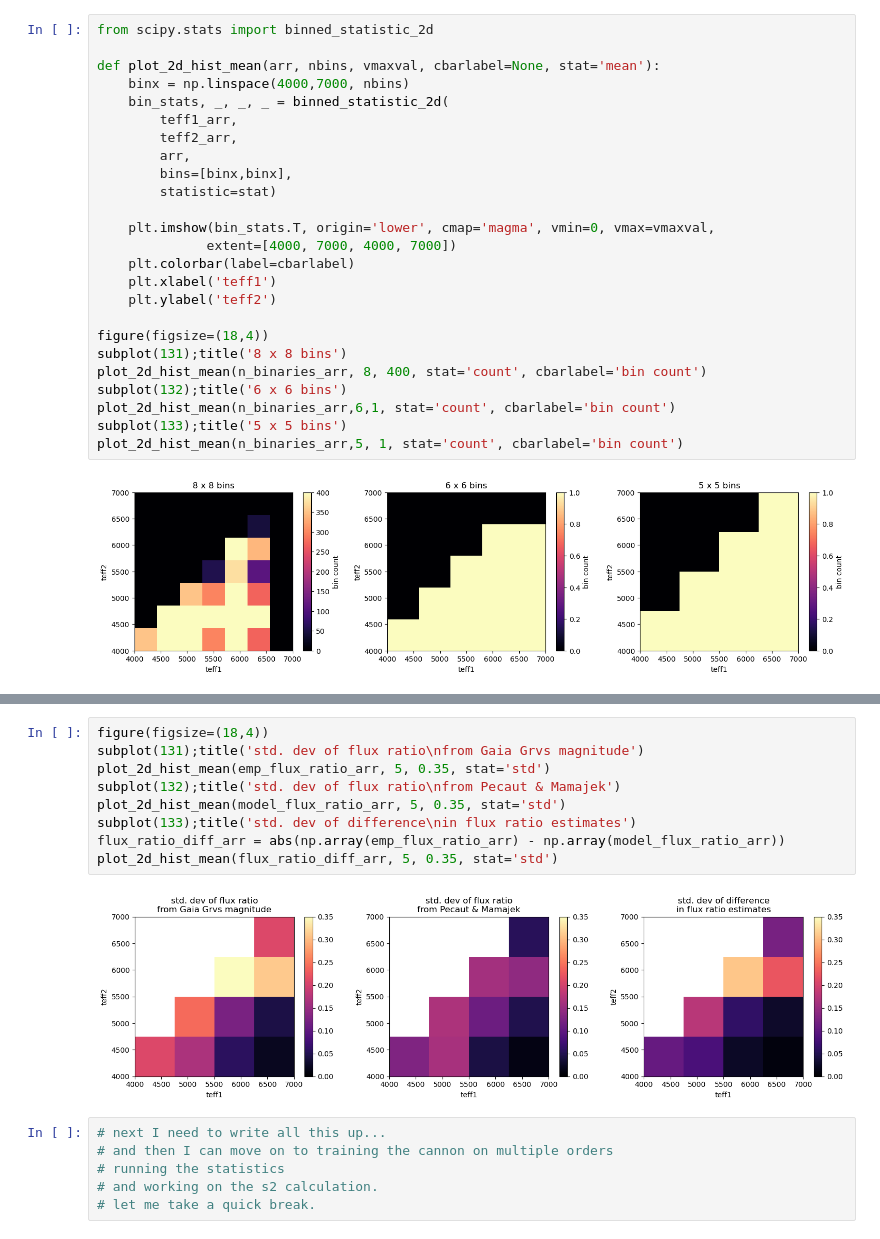
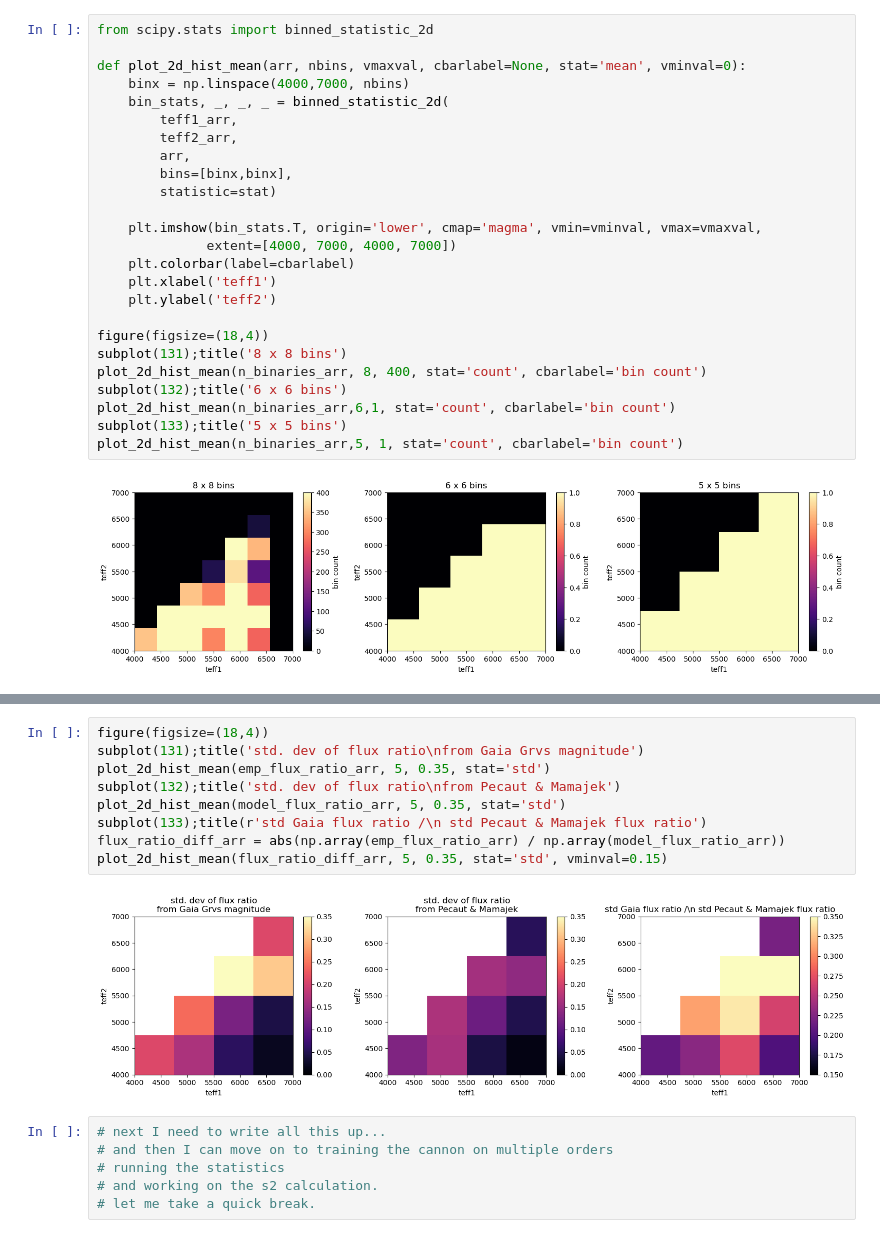
Before and after one commit to isabelangelo/gaia_binaries, a Jupyter notebook: empirical_gaia_rvs_flux_ratios.ipynb, the cells around one changed output, grey strips where cells are left out. Drawn from its saved outputs; the diff is of its cells as text.

Commit message:
first draft of re-written code that includes empirical model scatter

```diff
--- a/empirical_gaia_rvs_flux_ratios.ipynb
+++ b/empirical_gaia_rvs_flux_ratios.ipynb
@@ -225,7 +225,7 @@ for teff_pair in teff_pairs:
 # %%
 from scipy.stats import binned_statistic_2d
 
-def plot_2d_hist_mean(arr, nbins, vmaxval, cbarlabel=None, stat='mean'):
+def plot_2d_hist_mean(arr, nbins, vmaxval, cbarlabel=None, stat='mean', vminval=0):
     binx = np.linspace(4000,7000, nbins)
     bin_stats, _, _, _ = binned_statistic_2d(
         teff1_arr,
@@ -234,7 +234,7 @@ def plot_2d_hist_mean(arr, nbins, vmaxval, cbarlabel=None, stat='mean'):
         bins=[binx,binx],
         statistic=stat)
 
-    plt.imshow(bin_stats.T, origin='lower', cmap='magma', vmin=0, vmax=vmaxval,
+    plt.imshow(bin_stats.T, origin='lower', cmap='magma', vmin=vminval, vmax=vmaxval,
               extent=[4000, 7000, 4000, 7000])
     plt.colorbar(label=cbarlabel)
     plt.xlabel('teff1')
@@ -263,14 +264,14 @@ plot_2d_hist_mean(flux_ratio_diff_arr, 5, 0.3)#, cbarlabel='average (model - emp
 # %%
 figure(figsize=(18,4))
 subplot(131);title('std. dev of flux ratio\nfrom Gaia Grvs magnitude')
 plot_2d_hist_mean(emp_flux_ratio_arr, 5, 0.35, stat='std')
 subplot(132);title('std. dev of flux ratio\nfrom Pecaut & Mamajek')
 plot_2d_hist_mean(model_flux_ratio_arr, 5, 0.35, stat='std')
-subplot(133);title('std. dev of difference\nin flux ratio estimates')
-flux_ratio_diff_arr = abs(np.array(emp_flux_ratio_arr) - np.array(model_flux_ratio_arr))
-plot_2d_hist_mean(flux_ratio_diff_arr, 5, 0.35, stat='std')
+subplot(133);title(r'std Gaia flux ratio /\n std Pecaut & Mamajek flux ratio')
+flux_ratio_diff_arr = abs(np.array(emp_flux_ratio_arr) / np.array(model_flux_ratio_arr))
+plot_2d_hist_mean(flux_ratio_diff_arr, 5, 0.35, stat='std', vminval=0.15)
 # %% [output]
-[figure, old version]
+[figure, new version]
 # %%
 # next I need to write all this up...
 # and then I can move on to training the cannon on multiple orders
```
Also changed, not shown: parts of 1 cell of this notebook, 39 other files.
